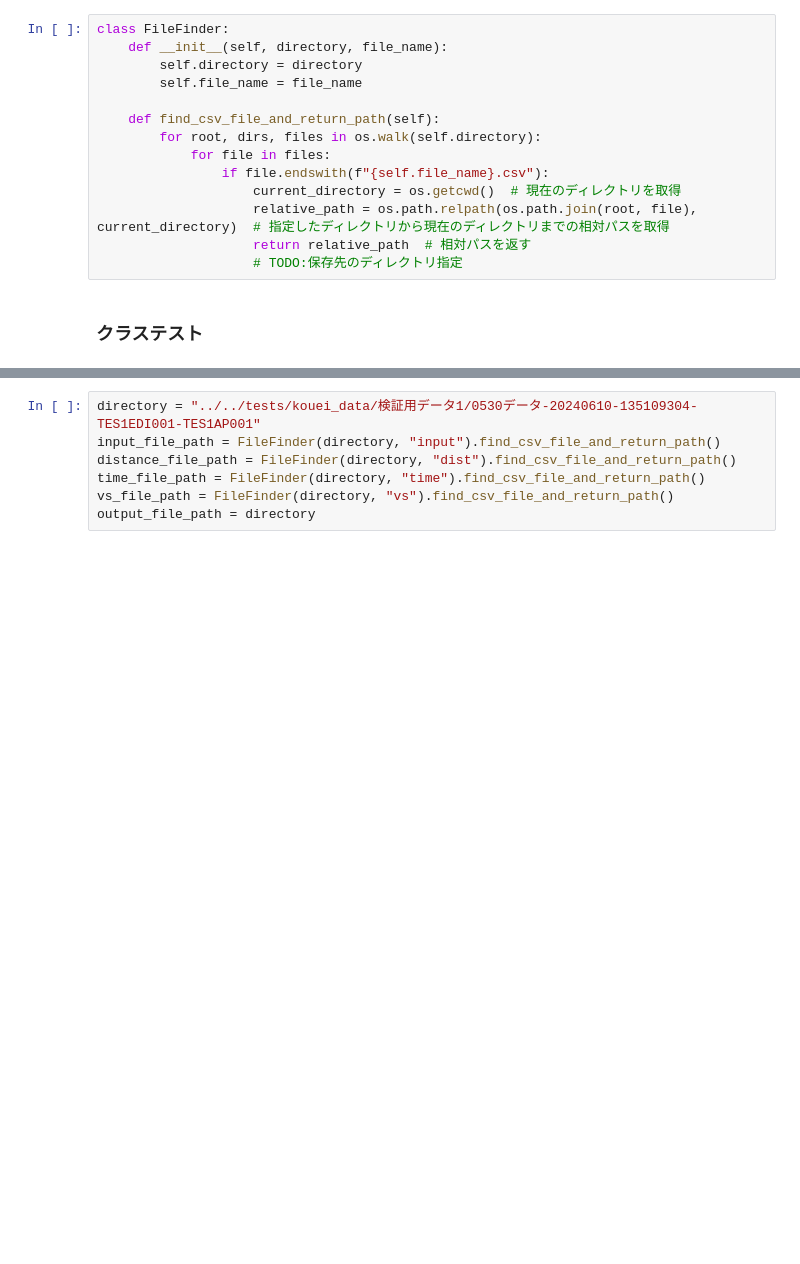
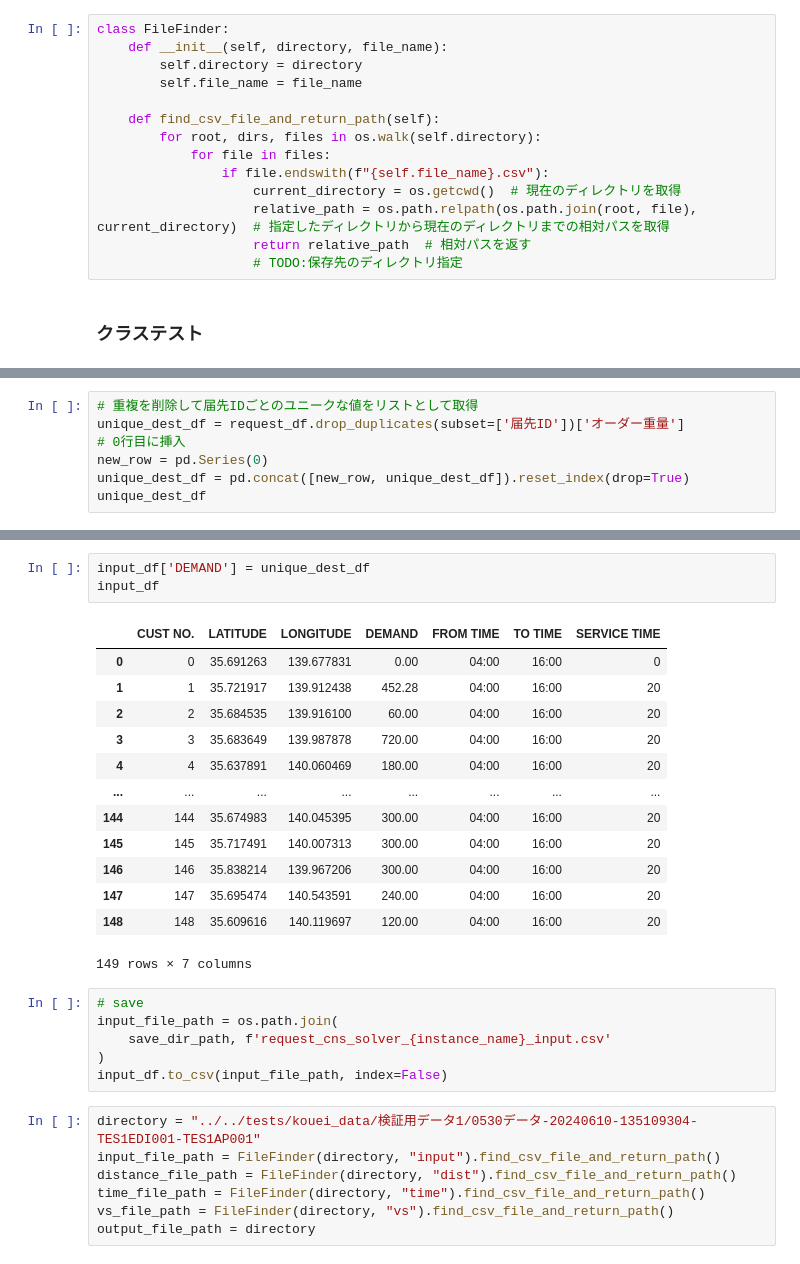
Before and after one commit to k-iko/cns_solver_bechmarking, a Jupyter notebook: codes/jupyter/kouei_compare_solvers.ipynb, the cells around one changed output, grey strips where cells are left out. Saved outputs shown, nothing was run; the diff lists cells and outputs as text; blank space fills up the shorter version.

Commit message:
inputファイルの作成

```diff
--- a/codes/jupyter/kouei_compare_solvers.ipynb
+++ b/codes/jupyter/kouei_compare_solvers.ipynb
@@ -84,0 +104,7 @@ input_df
+# %%
+# 重複を削除して届先IDごとのユニークな値をリストとして取得
+unique_dest_df = request_df.drop_duplicates(subset=['届先ID'])['オーダー重量']
+# 0行目に挿入
+new_row = pd.Series(0)
+unique_dest_df = pd.concat([new_row, unique_dest_df]).reset_index(drop=True)
+unique_dest_df
@@ -85,3 +124,26 @@ input_df
+# %%
+input_df['DEMAND'] = unique_dest_df
+input_df
+# %% [output]
+|  | CUST NO. | LATITUDE | LONGITUDE | DEMAND | FROM TIME | TO TIME | SERVICE TIME |
+| 0 | 0 | 35.691263 | 139.677831 | 0.00 | 04:00 | 16:00 | 0 |
+| 1 | 1 | 35.721917 | 139.912438 | 452.28 | 04:00 | 16:00 | 20 |
+| 2 | 2 | 35.684535 | 139.916100 | 60.00 | 04:00 | 16:00 | 20 |
+| 3 | 3 | 35.683649 | 139.987878 | 720.00 | 04:00 | 16:00 | 20 |
+| 4 | 4 | 35.637891 | 140.060469 | 180.00 | 04:00 | 16:00 | 20 |
+| ... | ... | ... | ... | ... | ... | ... | ... |
+| 144 | 144 | 35.674983 | 140.045395 | 300.00 | 04:00 | 16:00 | 20 |
+| 145 | 145 | 35.717491 | 140.007313 | 300.00 | 04:00 | 16:00 | 20 |
+| 146 | 146 | 35.838214 | 139.967206 | 300.00 | 04:00 | 16:00 | 20 |
+| 147 | 147 | 35.695474 | 140.543591 | 240.00 | 04:00 | 16:00 | 20 |
+| 148 | 148 | 35.609616 | 140.119697 | 120.00 | 04:00 | 16:00 | 20 |
+149 rows × 7 columns
+# %%
+# save
+input_file_path = os.path.join(
+    save_dir_path, f'request_cns_solver_{instance_name}_input.csv'
+)
+input_df.to_csv(input_file_path, index=False)
 # %%
 directory = "../../tests/kouei_data/検証用データ1/0530データ-20240610-135109304-TES1EDI001-TES1AP001"
 input_file_path = FileFinder(directory, "input").find_csv_file_and_return_path()
```
Also changed, not shown: parts of 6 cells of this notebook.
